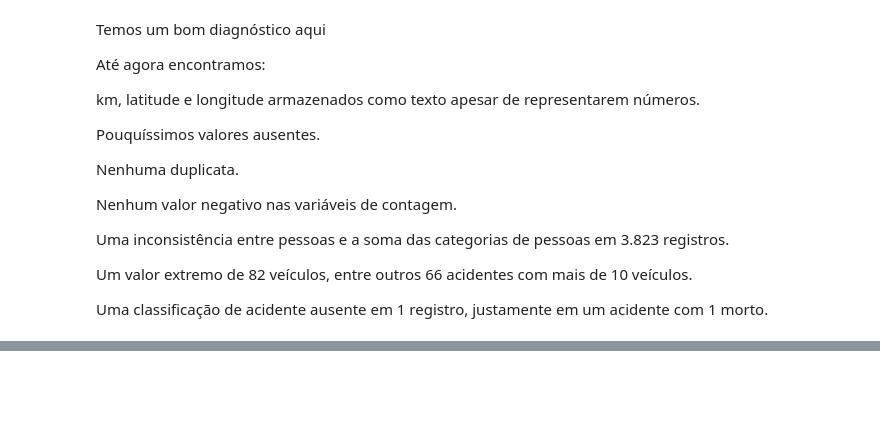
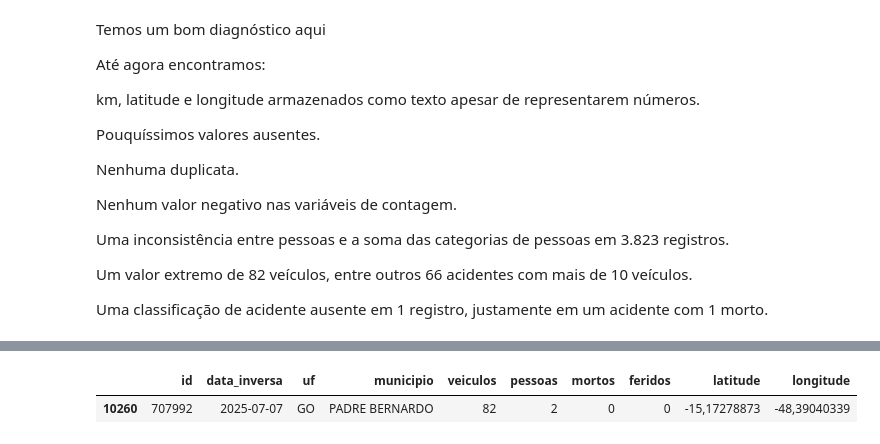
Before and after one commit to amalicef-sys/Projeto-Caixaverso-2026, a Jupyter notebook: analise/analise_acidentes_2025.ipynb, the cells around one changed output, grey strips where cells are left out. Saved outputs shown, nothing was run; the diff lists cells and outputs as text; code cells hidden in the pictures; blank space fills up the shorter version.

```diff
--- a/analise/analise_acidentes_2025.ipynb
+++ b/analise/analise_acidentes_2025.ipynb
@@ -945,0 +1134,8 @@ Uma classificação de acidente ausente em 1 registro, justamente em um acidente
+# %%
+df[df['veiculos'] == 82][
+    ['id', 'data_inversa', 'uf', 'municipio', 'veiculos', 'pessoas', 'mortos',
+     'feridos', 'latitude', 'longitude']
+]
+# %% [output]
+|  | id | data_inversa | uf | municipio | veiculos | pessoas | mortos | feridos | latitude | longitude |
+| 10260 | 707992 | 2025-07-07 | GO | PADRE BERNARDO | 82 | 2 | 0 | 0 | -15,17278873 | -48,39040339 |
```
Also changed, not shown: parts of 37 cells of this notebook, 1 other file.
